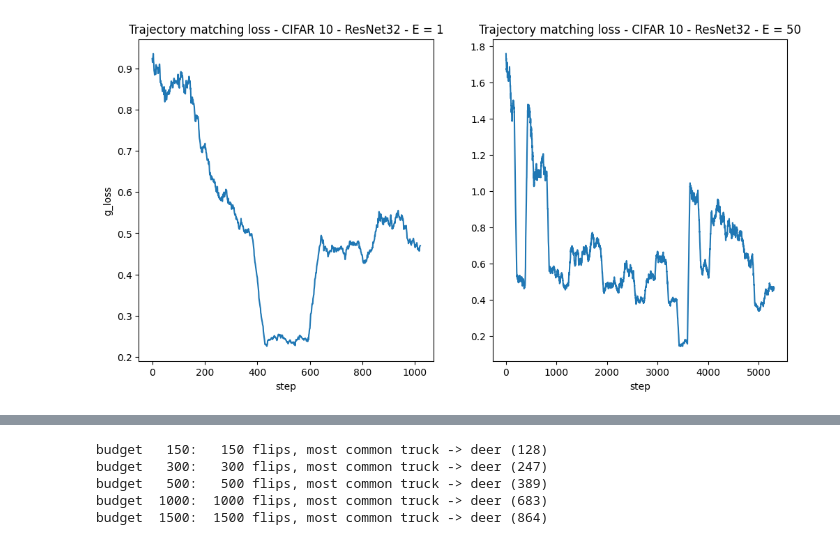
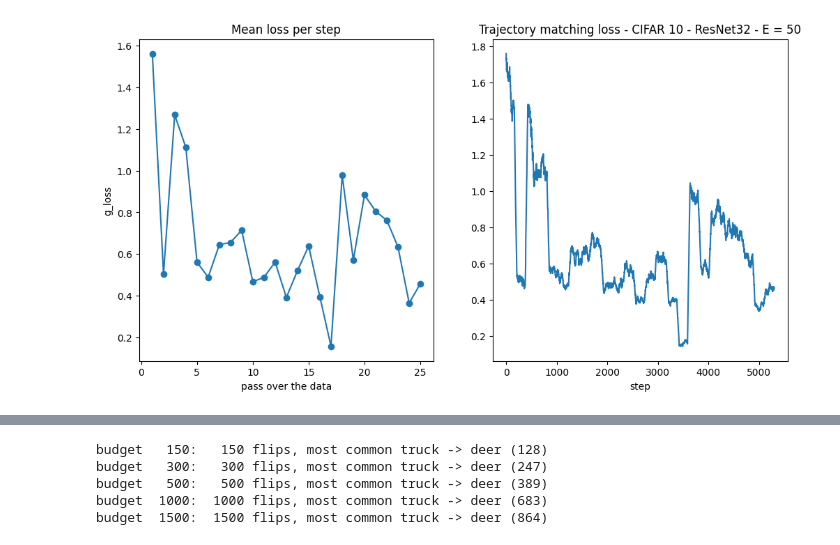
Before and after one commit to nadinehc/FLIP, a Jupyter notebook: exploration/test_algo.ipynb, the cells around one changed output, grey strips where cells are left out. Cells and saved outputs as stored; diff of their text form; code cells hidden in the pictures.

```diff
--- a/exploration/test_algo.ipynb
+++ b/exploration/test_algo.ipynb
@@ -11,14 +11,19 @@ import numpy as np, matplotlib.pyplot as plt
 # %%
 fig, axs = plt.subplots(1, 2, figsize=(12, 6))
 
-axs[0].plot(np.convolve(np.load("../experiments/flip_c10/losses.npy"), np.ones(50)/50, mode="valid"))
-axs[0].set_xlabel("step"); axs[0].set_ylabel("g_loss")
-axs[0].set_title('Trajectory matching loss - CIFAR 10 - ResNet32 - E = 1')
+losses = np.load("../experiments/flip_c10_test2/losses.npy")
+iters = 25                                  # the iterations value you used
+steps = len(losses) // iters                # minibatches per pass (about 215)
+
+per_pass = losses[: iters * steps].reshape(iters, steps).mean(axis=1)
+axs[0].plot(range(1, iters + 1), per_pass, marker="o")
+axs[0].set_xlabel("pass over the data"); axs[0].set_ylabel("mean matching loss")
+axs[0].set_title('Mean loss per step')
 
 axs[1].plot(np.convolve(np.load("../experiments/flip_c10_test2/losses.npy"), np.ones(50)/50, mode="valid"))
 axs[1].set_xlabel("step"); axs[0].set_ylabel("g_loss")
 axs[1].set_title('Trajectory matching loss - CIFAR 10 - ResNet32 - E = 50')
 
 plt.show()
 # %% [output]
-[figure, old version]
+[figure, new version]
```
Also changed, not shown: parts of 3 cells of this notebook, 8 other files.
